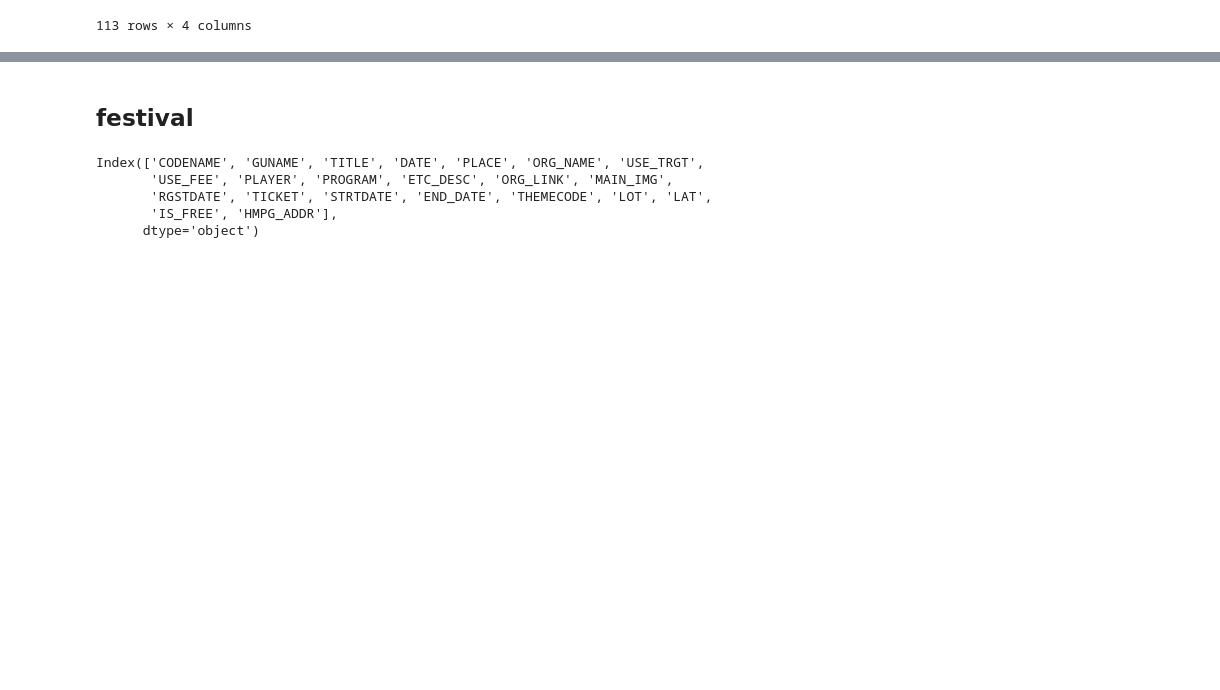
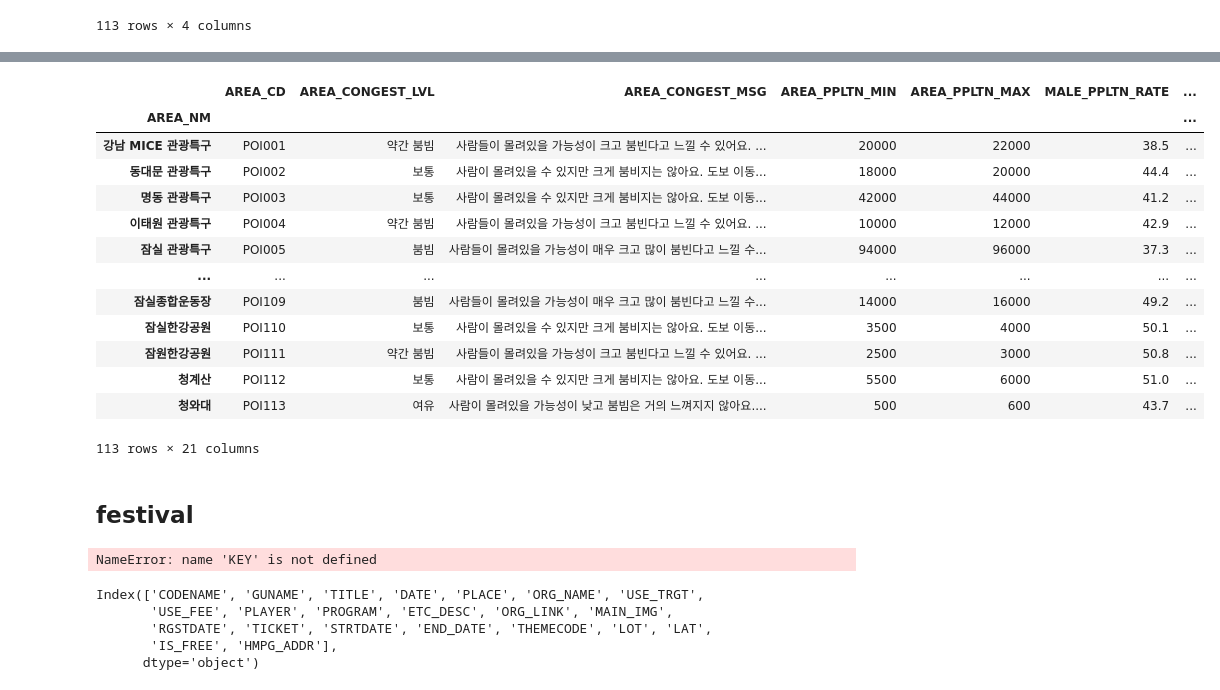
Before and after one commit to seongyeon1/Seoul_Festival, a Jupyter notebook: EDA.ipynb, the cells around one changed output, grey strips where cells are left out. Saved outputs shown, nothing was run; the diff lists cells and outputs as text; code cells hidden in the pictures; blank space fills up the shorter version.

```diff
--- a/EDA.ipynb
+++ b/EDA.ipynb
@@ -38,5 +32,3 @@ meta_festival.to_csv('meta_festival.csv')
 import pandas as pd
 from bs4 import BeautifulSoup
 import requests
-# %%
-url = 'http://openapi.seoul.go.kr:8088/52775445616b737939387643596a70/xml/citydata_ppltn/1/10/%EA%B4%91%ED%99%94%EB%AC%B8%C2%B7%EB%8D%95%EC%88%98%EA%B6%81'
@@ -56,0 +35,2 @@ soup.find_all('area_congest_msg')
+# %%
+AREA.set_index("AREA_CD", inplace=True)
@@ -57,7 +76,38 @@ soup.find_all('area_congest_msg')
+# %%
+# 실시간 상황 정보 가져오는 코드
+area = AREA.index.tolist()
+area_df = pd.DataFrame()
+
+for a in area:
+    AREA_NM = a
+    url = f'http://openapi.seoul.go.kr:8088/52775445616b737939387643596a70/json/citydata_ppltn/1/10/{AREA_NM}'
+    json_data  = requests.get(url).json()
+    tmp = pd.DataFrame(json_data.get('SeoulRtd.citydata_ppltn'))
+    tmp.set_index('AREA_NM', inplace=True)
+    area_df = pd.concat([area_df, tmp])
+# %%
+area_df
+# %% [output]
+|  | AREA_CD | AREA_CONGEST_LVL | AREA_CONGEST_MSG | AREA_PPLTN_MIN | AREA_PPLTN_MAX | MALE_PPLTN_RATE | ... |
+| AREA_NM |  |  |  |  |  |  | ... |
+| 강남 MICE 관광특구 | POI001 | 약간 붐빔 | 사람들이 몰려있을 가능성이 크고 붐빈다고 느낄 수 있어요. ... | 20000 | 22000 | 38.5 | ... |
+| 동대문 관광특구 | POI002 | 보통 | 사람이 몰려있을 수 있지만 크게 붐비지는 않아요. 도보 이동... | 18000 | 20000 | 44.4 | ... |
+| 명동 관광특구 | POI003 | 보통 | 사람이 몰려있을 수 있지만 크게 붐비지는 않아요. 도보 이동... | 42000 | 44000 | 41.2 | ... |
+| 이태원 관광특구 | POI004 | 약간 붐빔 | 사람들이 몰려있을 가능성이 크고 붐빈다고 느낄 수 있어요. ... | 10000 | 12000 | 42.9 | ... |
+| 잠실 관광특구 | POI005 | 붐빔 | 사람들이 몰려있을 가능성이 매우 크고 많이 붐빈다고 느낄 수... | 94000 | 96000 | 37.3 | ... |
+| ... | ... | ... | ... | ... | ... | ... | ... |
+| 잠실종합운동장 | POI109 | 붐빔 | 사람들이 몰려있을 가능성이 매우 크고 많이 붐빈다고 느낄 수... | 14000 | 16000 | 49.2 | ... |
+| 잠실한강공원 | POI110 | 보통 | 사람이 몰려있을 수 있지만 크게 붐비지는 않아요. 도보 이동... | 3500 | 4000 | 50.1 | ... |
+| 잠원한강공원 | POI111 | 약간 붐빔 | 사람들이 몰려있을 가능성이 크고 붐빈다고 느낄 수 있어요. ... | 2500 | 3000 | 50.8 | ... |
+| 청계산 | POI112 | 보통 | 사람이 몰려있을 수 있지만 크게 붐비지는 않아요. 도보 이동... | 5500 | 6000 | 51.0 | ... |
+| 청와대 | POI113 | 여유 | 사람이 몰려있을 가능성이 낮고 붐빔은 거의 느껴지지 않아요.... | 500 | 600 | 43.7 | ... |
+113 rows × 21 columns
 # %% [markdown]
 ## festival
 # %%
 KEY = '69466e4e676b737936366f6e627970'
 # %%
 # fest_url = f'http://openapi.seoul.go.kr:8088/{KEY}/xml/culturalEventInfo/1/20'
-fest_url = f'http://openapi.seoul.go.kr:8088/{KEY}/json/culturalEventInfo/1/20/축제-기타'
+fest_url = f'http://openapi.seoul.go.kr:8088/{KEY}/json/culturalEventInfo/1/100/축제-기타'
+# %% [output]
+NameError: name 'KEY' is not defined
```
Also changed, not shown: parts of 20 cells of this notebook, 3 other files.
